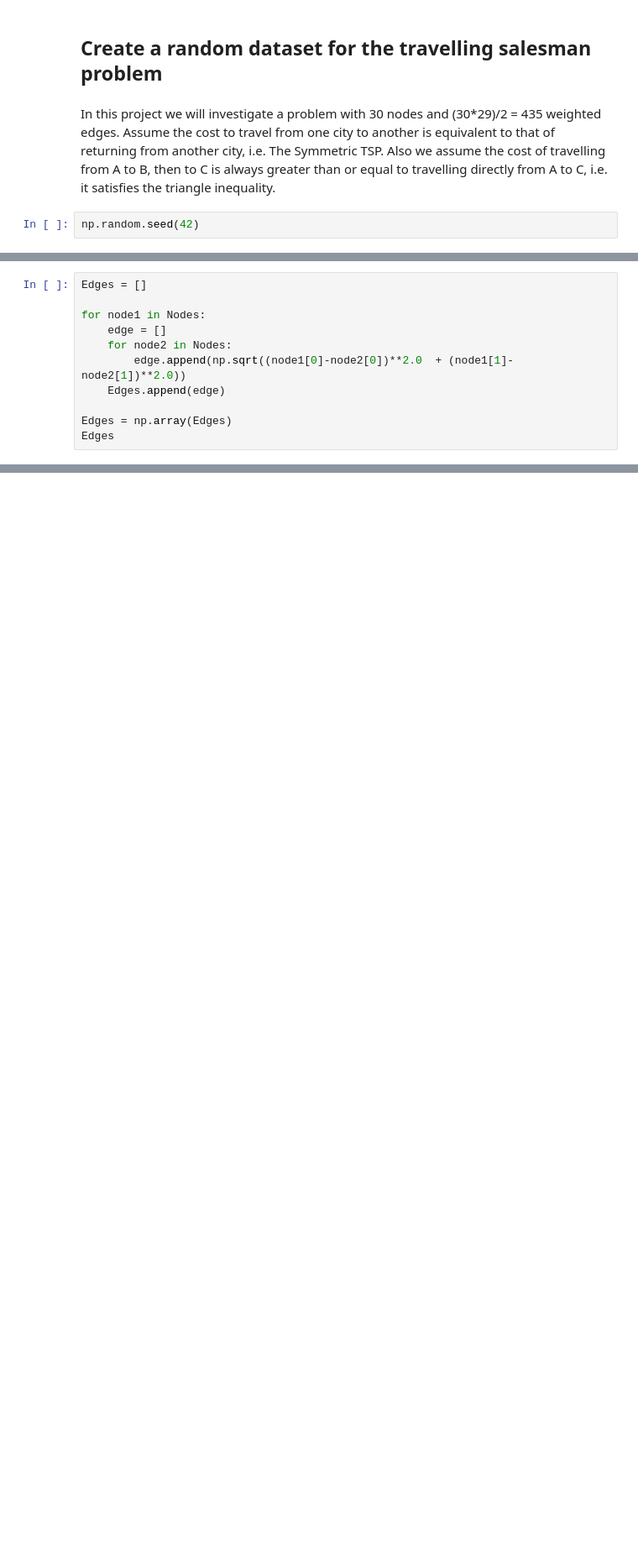
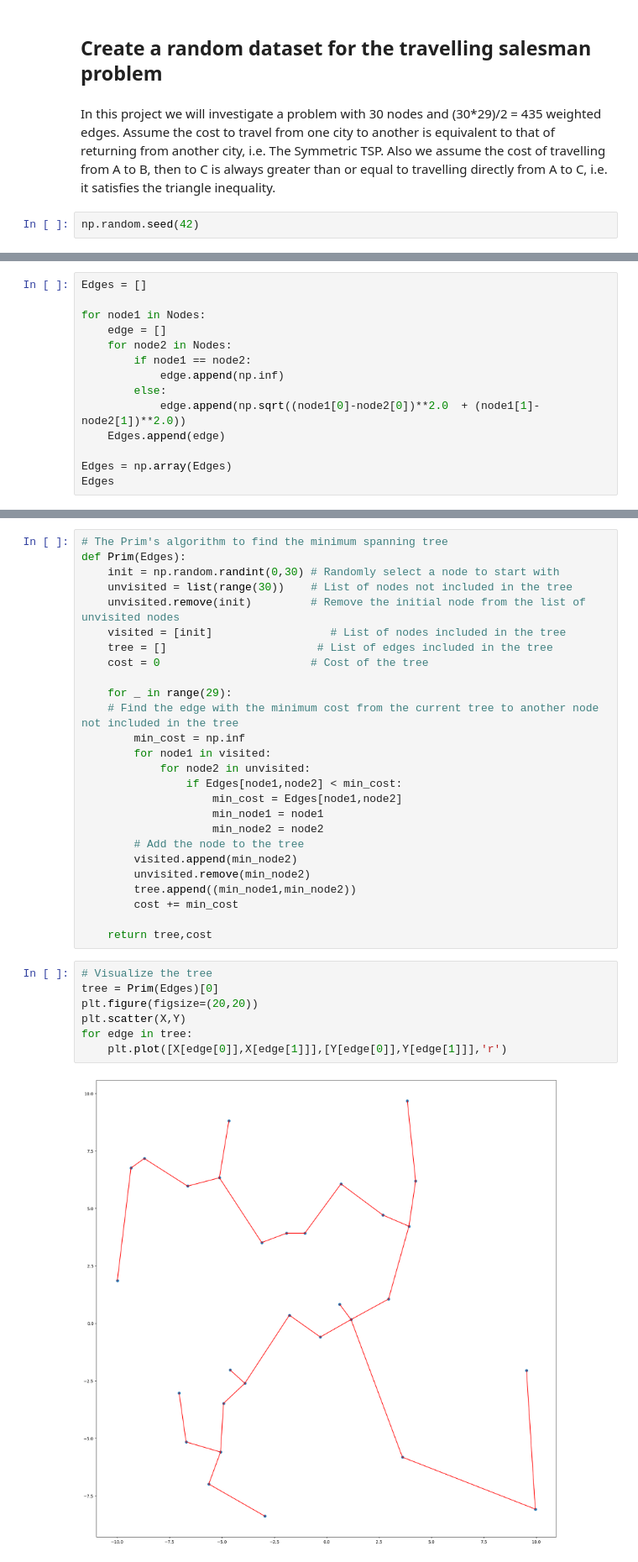
Before and after one commit to Fr9nkenstein/Project_TSP, a Jupyter notebook: Project.ipynb, the cells around one changed output, grey strips where cells are left out. Shown at 84% size. Saved outputs shown, nothing was run; the diff lists cells and outputs as text; blank space fills up the shorter version.

```diff
--- a/Project.ipynb
+++ b/Project.ipynb
@@ -63,7 +62,10 @@ Edges = []
 for node1 in Nodes:
     edge = []
     for node2 in Nodes:
-        edge.append(np.sqrt((node1[0]-node2[0])**2.0  + (node1[1]-node2[1])**2.0))
+        if node1 == node2:
+            edge.append(np.inf)
+        else:
+            edge.append(np.sqrt((node1[0]-node2[0])**2.0  + (node1[1]-node2[1])**2.0))
     Edges.append(edge)
 
 Edges = np.array(Edges)
@@ -88,0 +104,35 @@ array([[ 0.        , 12.0046656 , 16.13287215, 16.50980526, 17.43688889,
+# %%
+# The Prim's algorithm to find the minimum spanning tree
+def Prim(Edges):
+    init = np.random.randint(0,30) # Randomly select a node to start with
+    unvisited = list(range(30))    # List of nodes not included in the tree
+    unvisited.remove(init)         # Remove the initial node from the list of unvisited nodes
+    visited = [init]                  # List of nodes included in the tree
+    tree = []                       # List of edges included in the tree
+    cost = 0                       # Cost of the tree
+
+    for _ in range(29):
+    # Find the edge with the minimum cost from the current tree to another node not included in the tree
+        min_cost = np.inf
+        for node1 in visited:
+            for node2 in unvisited:
+                if Edges[node1,node2] < min_cost:
+                    min_cost = Edges[node1,node2]
+                    min_node1 = node1
+                    min_node2 = node2
+        # Add the node to the tree
+        visited.append(min_node2)
+        unvisited.remove(min_node2)
+        tree.append((min_node1,min_node2))
+        cost += min_cost
+
+    return tree,cost
+# %%
+# Visualize the tree
+tree = Prim(Edges)[0]
+plt.figure(figsize=(20,20))
+plt.scatter(X,Y)
+for edge in tree:
+    plt.plot([X[edge[0]],X[edge[1]]],[Y[edge[0]],Y[edge[1]]],'r')
+# %% [output]
+[figure, added]
```
Also changed, not shown: parts of 13 cells of this notebook, 1 other file.
